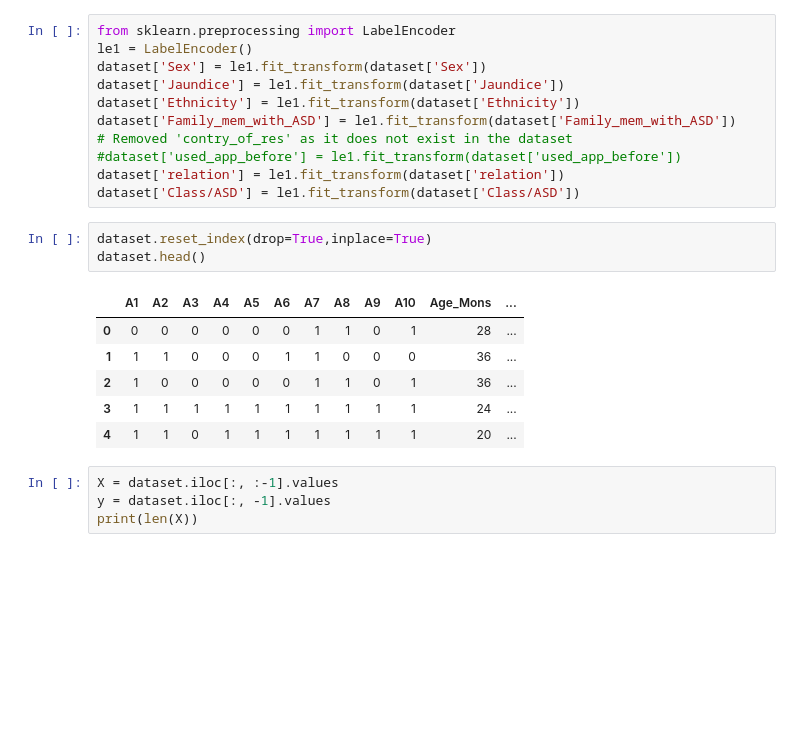
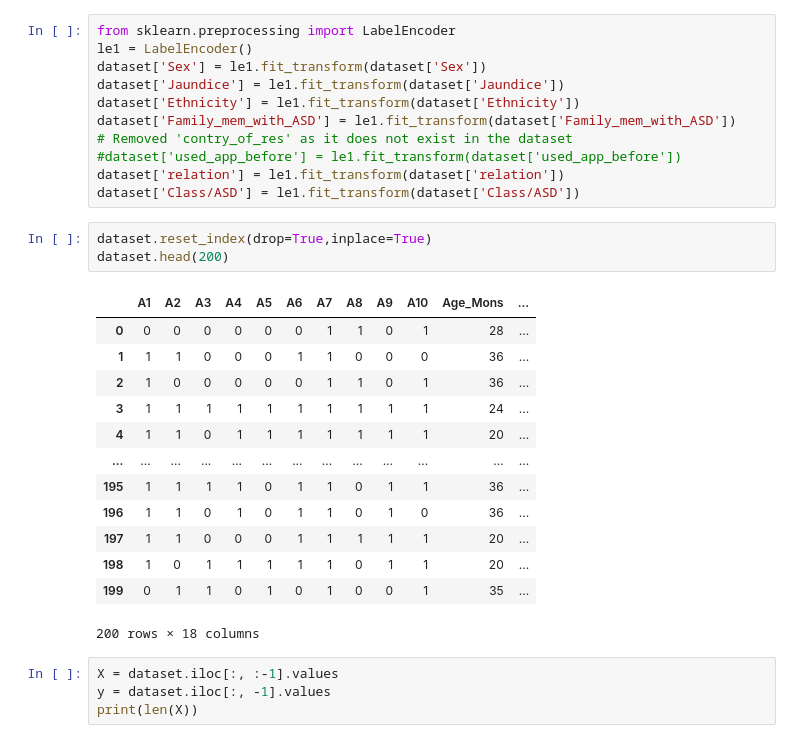
Before and after one commit to gunavardhan27/ml-api, a Jupyter notebook: asd/asd.ipynb, the cells around one changed output. Saved outputs shown, nothing was run; the diff lists cells and outputs as text; blank space fills up the shorter version.

```diff
--- a/asd/asd.ipynb
+++ b/asd/asd.ipynb
@@ -102,14 +102,21 @@ dataset['relation'] = le1.fit_transform(dataset['relation'])
 dataset['Class/ASD'] = le1.fit_transform(dataset['Class/ASD'])
 # %%
 dataset.reset_index(drop=True,inplace=True)
-dataset.head()
+dataset.head(200)
 # %% [output]
 |  | A1 | A2 | A3 | A4 | A5 | A6 | A7 | A8 | A9 | A10 | Age_Mons | ... |
 | 0 | 0 | 0 | 0 | 0 | 0 | 0 | 1 | 1 | 0 | 1 | 28 | ... |
 | 1 | 1 | 1 | 0 | 0 | 0 | 1 | 1 | 0 | 0 | 0 | 36 | ... |
 | 2 | 1 | 0 | 0 | 0 | 0 | 0 | 1 | 1 | 0 | 1 | 36 | ... |
 | 3 | 1 | 1 | 1 | 1 | 1 | 1 | 1 | 1 | 1 | 1 | 24 | ... |
 | 4 | 1 | 1 | 0 | 1 | 1 | 1 | 1 | 1 | 1 | 1 | 20 | ... |
+| ... | ... | ... | ... | ... | ... | ... | ... | ... | ... | ... | ... | ... |
+| 195 | 1 | 1 | 1 | 1 | 0 | 1 | 1 | 0 | 1 | 1 | 36 | ... |
+| 196 | 1 | 1 | 0 | 1 | 0 | 1 | 1 | 0 | 1 | 0 | 36 | ... |
+| 197 | 1 | 1 | 0 | 0 | 0 | 1 | 1 | 1 | 1 | 1 | 20 | ... |
+| 198 | 1 | 0 | 1 | 1 | 1 | 1 | 1 | 0 | 1 | 1 | 20 | ... |
+| 199 | 0 | 1 | 1 | 0 | 1 | 0 | 1 | 0 | 0 | 1 | 35 | ... |
+200 rows × 18 columns
 # %%
 X = dataset.iloc[:, :-1].values
 y = dataset.iloc[:, -1].values
```
Also changed, not shown: parts of 2 cells of this notebook, 12 other files.
